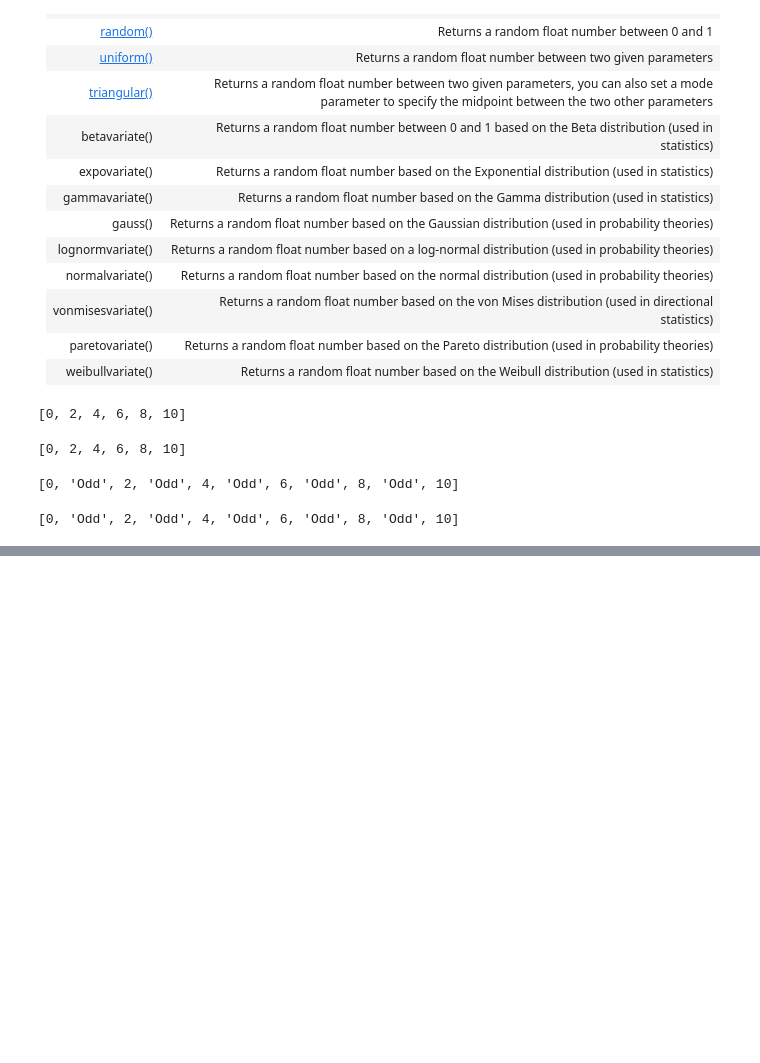
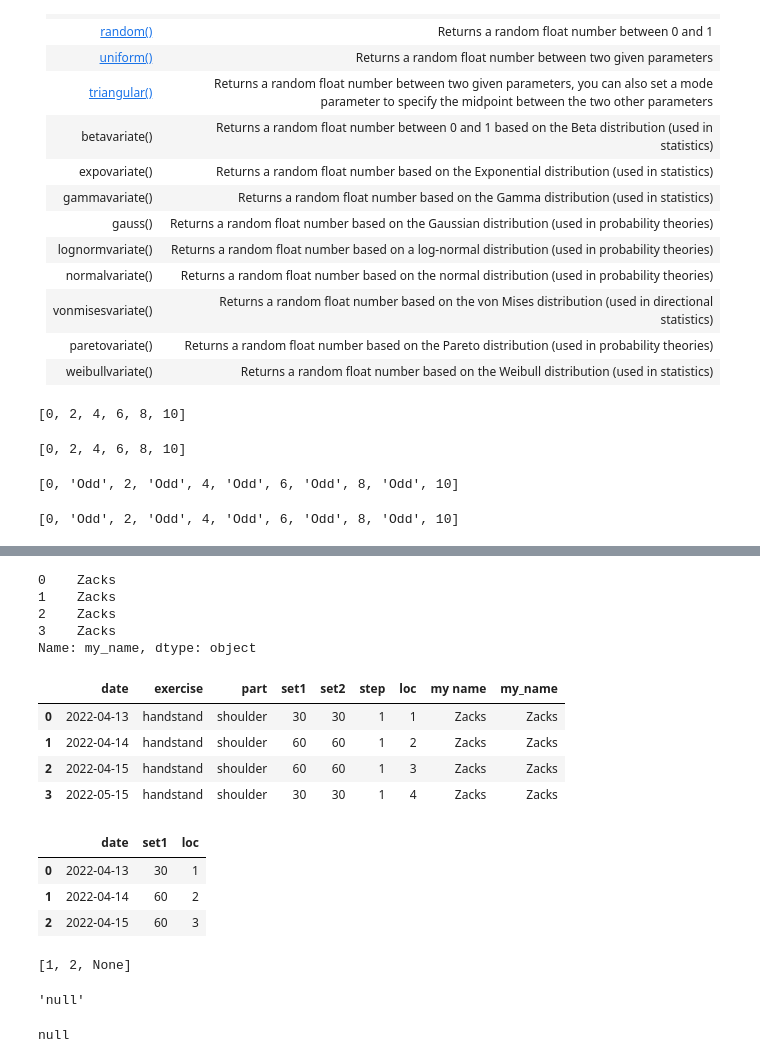
Before and after one commit to ZacksAmber/-probability-and-statistics, a Jupyter notebook: practice.ipynb, the cells around one changed output, grey strips where cells are left out. Cells and saved outputs as stored; diff of their text form; code cells hidden in the pictures; blank space fills up the shorter version.

```diff
--- a/practice.ipynb
+++ b/practice.ipynb
@@ -670,0 +823,23 @@ l
+# %%
+df.my_name
+# %% [output]
+0    Zacks
+1    Zacks
+2    Zacks
+3    Zacks
+Name: my_name, dtype: object
+# %%
+df
+# %% [output]
+|  | date | exercise | part | set1 | set2 | step | loc | my name | my_name |
+| 0 | 2022-04-13 | handstand | shoulder | 30 | 30 | 1 | 1 | Zacks | Zacks |
+| 1 | 2022-04-14 | handstand | shoulder | 60 | 60 | 1 | 2 | Zacks | Zacks |
+| 2 | 2022-04-15 | handstand | shoulder | 60 | 60 | 1 | 3 | Zacks | Zacks |
+| 3 | 2022-05-15 | handstand | shoulder | 30 | 30 | 1 | 4 | Zacks | Zacks |
+# %%
+df.iloc[[0, 1, 2], [0, 3, 6]]
+# %% [output]
+|  | date | set1 | loc |
+| 0 | 2022-04-13 | 30 | 1 |
+| 1 | 2022-04-14 | 60 | 2 |
+| 2 | 2022-04-15 | 60 | 3 |
@@ -670,0 +850,12 @@ l
+# %%
+[1, 2, None]
+# %% [output]
+[1, 2, None]
+# %%
+'null'
+# %% [output]
+'null'
+# %%
+print('null')
+# %% [output]
+null
```
Also changed, not shown: parts of 28 cells of this notebook, 6 other files.
